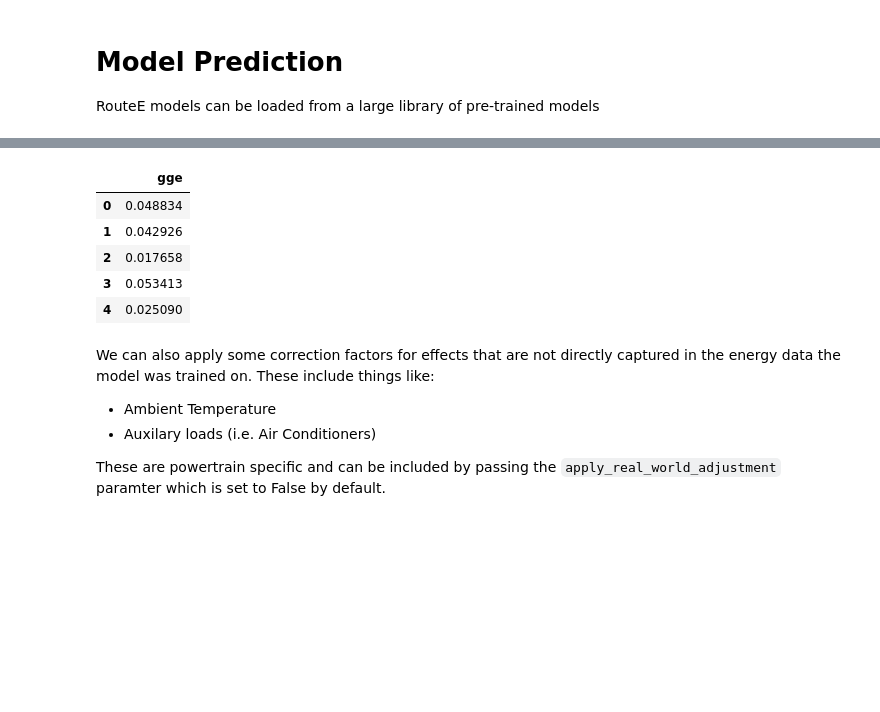
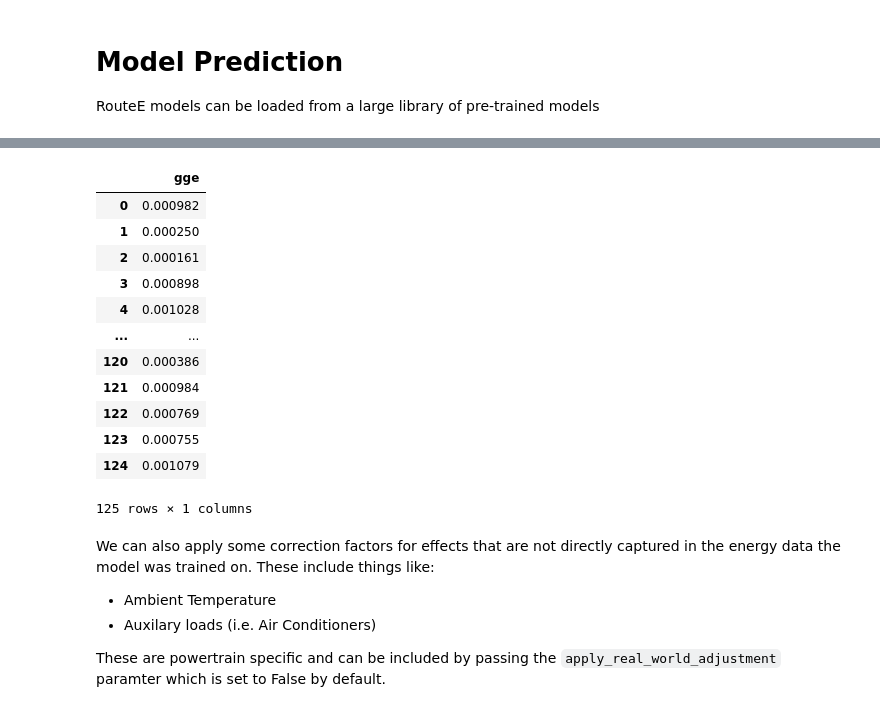
Before and after one commit to NREL/routee-powertrain, a Jupyter notebook: docs/model_prediction.ipynb, the cells around one changed output, grey strips where cells are left out. Cells and saved outputs as stored; diff of their text form; code cells hidden in the pictures; blank space fills up the shorter version.

```diff
--- a/docs/model_prediction.ipynb
+++ b/docs/model_prediction.ipynb
@@ -63,0 +57,3 @@ dict_keys(['speed_mph', 'grade_dec&speed_mph', 'entry_angle&grade_dec&previous_g
+# %%
+sample_route = pt.load_sample_route()
+sample_route
@@ -77,12 +96,19 @@ If we want to use a different estimator, we can tell the predict method to only
 # %%
-camry.predict(links, feature_columns=["speed_mph", "grade_dec"])
+camry.predict(sample_route, feature_columns=["speed_mph"])
 # %% [output]
 |  | gge |
-| 0 | 0.048834 |
-| 1 | 0.042926 |
-| 2 | 0.017658 |
-| 3 | 0.053413 |
-| 4 | 0.025090 |
+| 0 | 0.000982 |
+| 1 | 0.000250 |
+| 2 | 0.000161 |
+| 3 | 0.000898 |
+| 4 | 0.001028 |
+| ... | ... |
+| 120 | 0.000386 |
+| 121 | 0.000984 |
+| 122 | 0.000769 |
+| 123 | 0.000755 |
+| 124 | 0.001079 |
+125 rows × 1 columns
 # %% [markdown]
 We can also apply some correction factors for effects that are not directly captured in the energy data the model was trained on. These include things like:
  - Ambient Temperature
```
Also changed, not shown: parts of 17 cells of this notebook, 3 other files.
